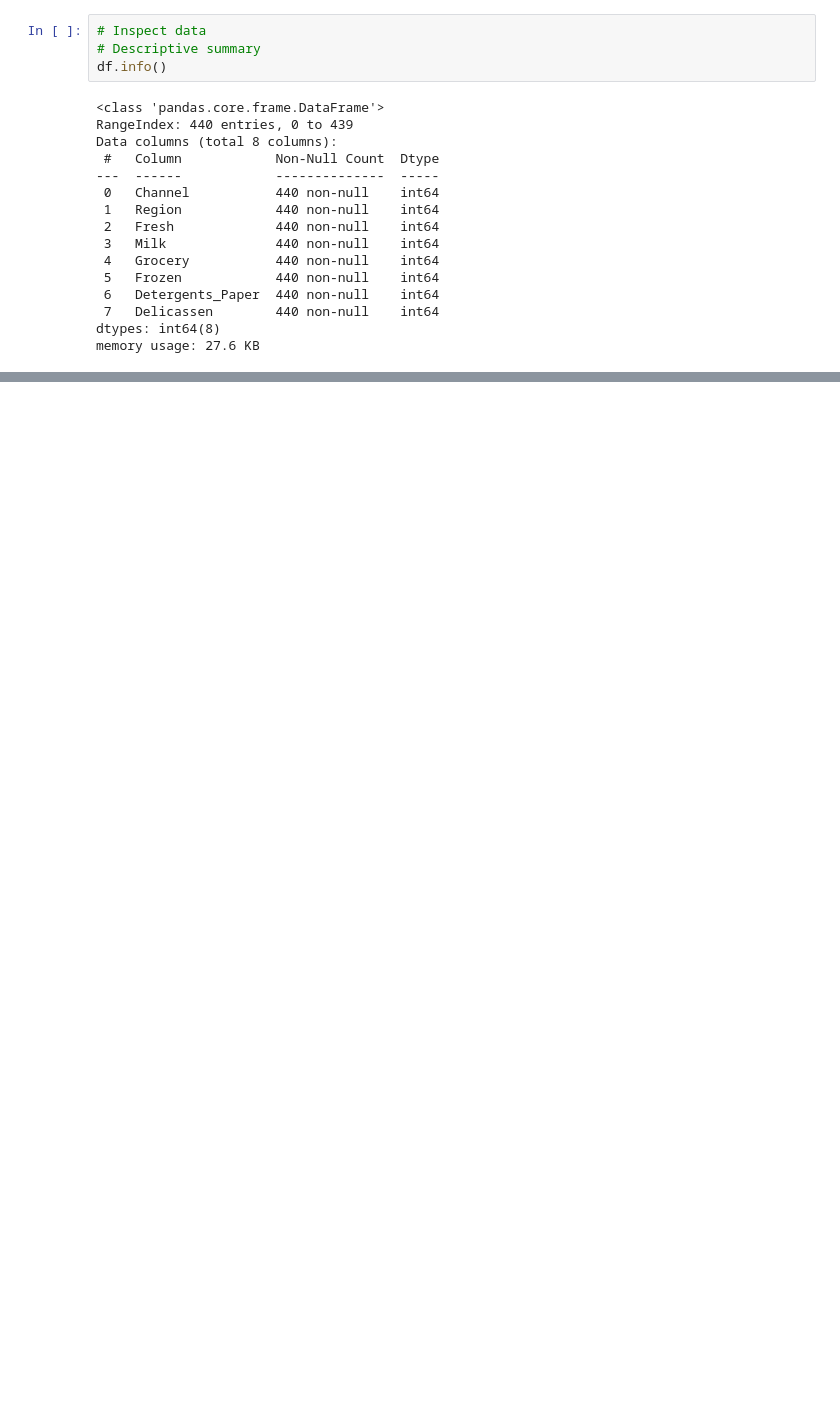
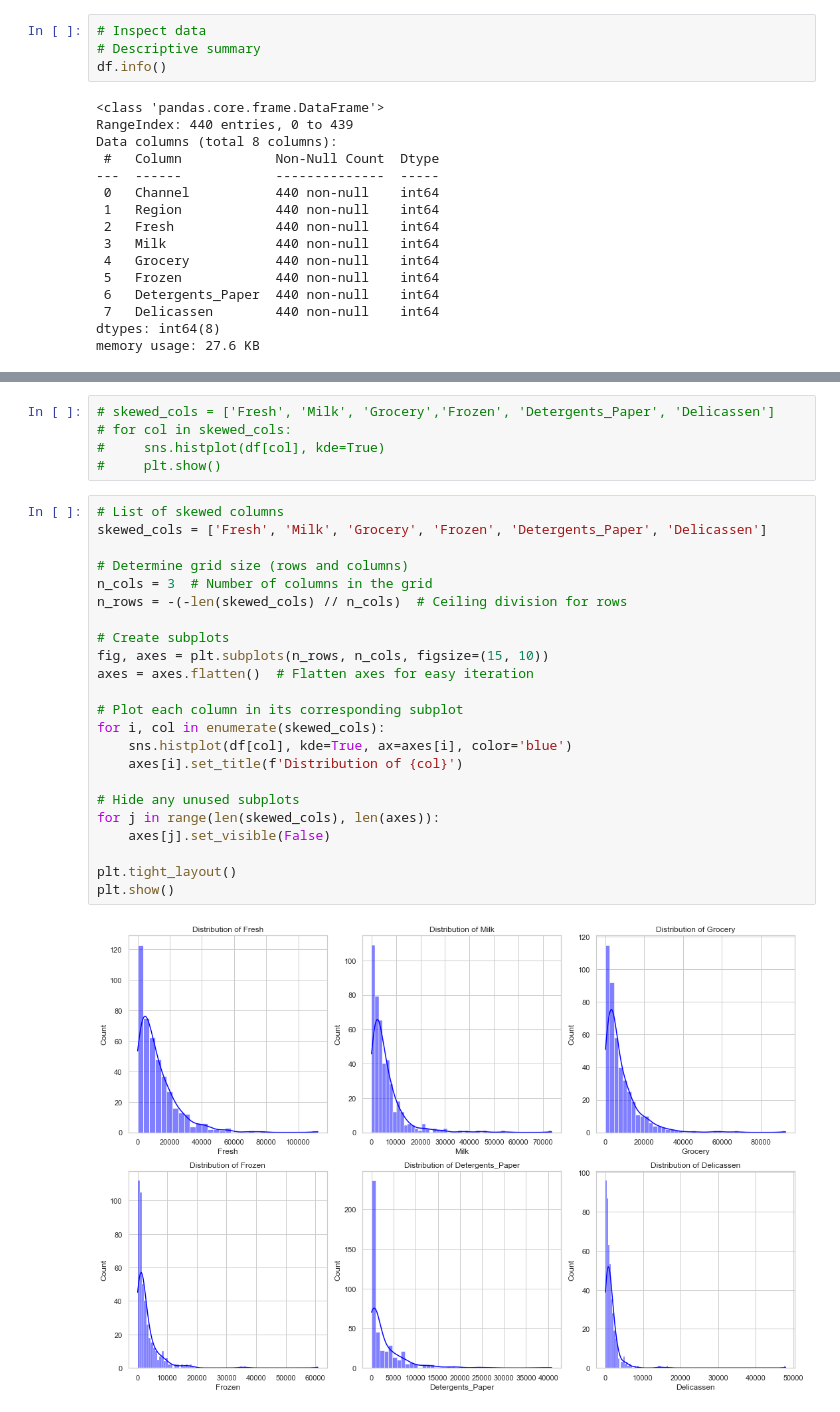
Before and after one commit to mandele1999/wholesale_customer_analysis, a Jupyter notebook: index.ipynb, the cells around one changed output, grey strips where cells are left out. Saved outputs shown, nothing was run; the diff lists cells and outputs as text; blank space fills up the shorter version.

```diff
--- a/index.ipynb
+++ b/index.ipynb
@@ -58,0 +91,30 @@ memory usage: 27.6 KB
+# %%
+# skewed_cols = ['Fresh', 'Milk', 'Grocery','Frozen', 'Detergents_Paper', 'Delicassen']
+# for col in skewed_cols:
+#     sns.histplot(df[col], kde=True)
+#     plt.show()
+# %%
+# List of skewed columns
+skewed_cols = ['Fresh', 'Milk', 'Grocery', 'Frozen', 'Detergents_Paper', 'Delicassen']
+
+# Determine grid size (rows and columns)
+n_cols = 3  # Number of columns in the grid
+n_rows = -(-len(skewed_cols) // n_cols)  # Ceiling division for rows
+
+# Create subplots
+fig, axes = plt.subplots(n_rows, n_cols, figsize=(15, 10))
+axes = axes.flatten()  # Flatten axes for easy iteration
+
+# Plot each column in its corresponding subplot
+for i, col in enumerate(skewed_cols):
+    sns.histplot(df[col], kde=True, ax=axes[i], color='blue')
+    axes[i].set_title(f'Distribution of {col}')
+
+# Hide any unused subplots
+for j in range(len(skewed_cols), len(axes)):
+    axes[j].set_visible(False)
+
+plt.tight_layout()
+plt.show()
+# %% [output]
+[figure, added]
```
Also changed, not shown: parts of 31 cells of this notebook.
